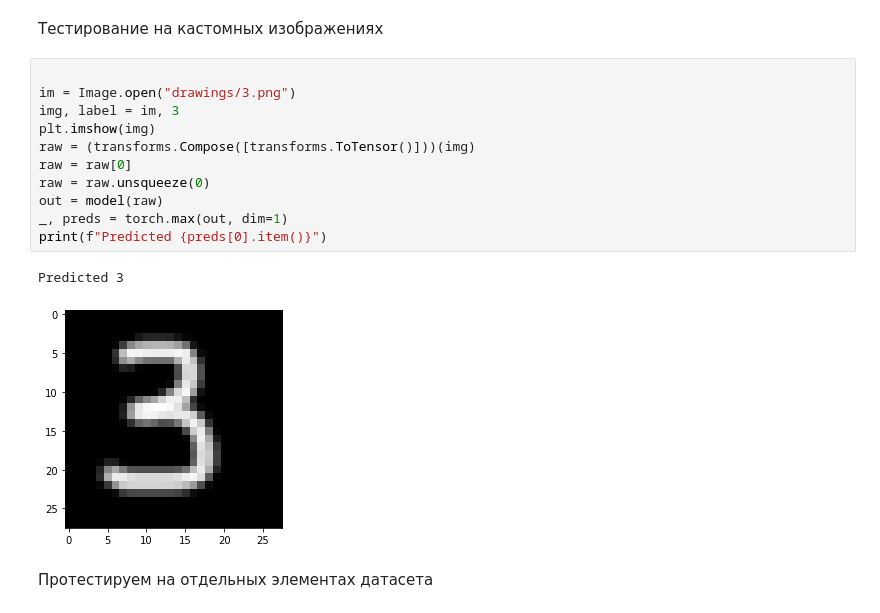
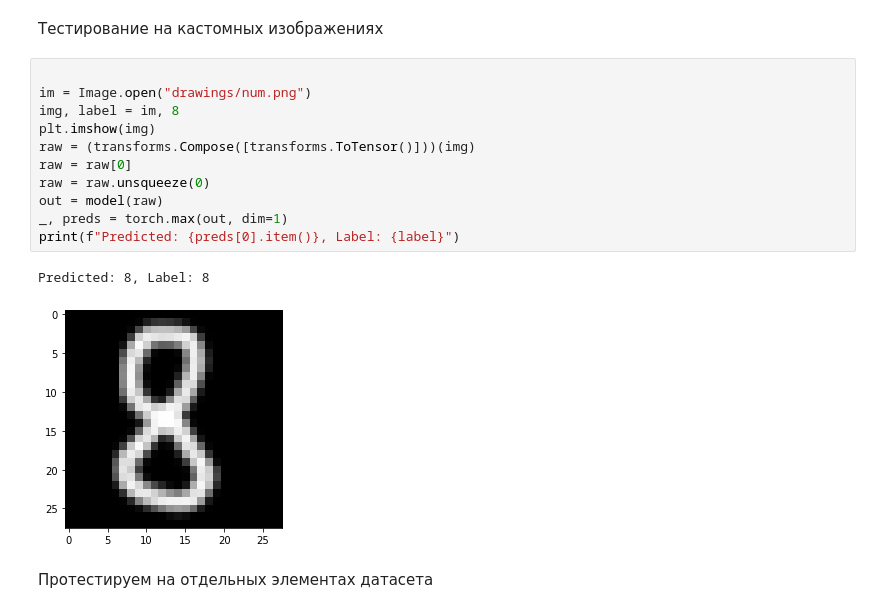
Before and after one commit to astatochek/mm-cw-04, a Jupyter notebook: note.ipynb, the cells around one changed output. Cells and saved outputs as stored; diff of their text form.

```diff
--- a/note.ipynb
+++ b/note.ipynb
@@ -225,18 +225,18 @@ def show_prediction(n: int) -> None:
 Тестирование на кастомных изображениях
 # %%
 
-im = Image.open("drawings/3.png")
-img, label = im, 3
+im = Image.open("drawings/num.png")
+img, label = im, 8
 plt.imshow(img)
 raw = (transforms.Compose([transforms.ToTensor()]))(img)
 raw = raw[0]
 raw = raw.unsqueeze(0)
 out = model(raw)
 _, preds = torch.max(out, dim=1)
-print(f"Predicted {preds[0].item()}")
+print(f"Predicted: {preds[0].item()}, Label: {label}")
 # %% [output]
-Predicted 3
+Predicted: 8, Label: 8
-[figure, old version]
+[figure, new version]
 # %% [markdown]
 Протестируем на отдельных элементах датасета
 # %%
```
Also changed, not shown: parts of 10 cells of this notebook, 3 other files.
